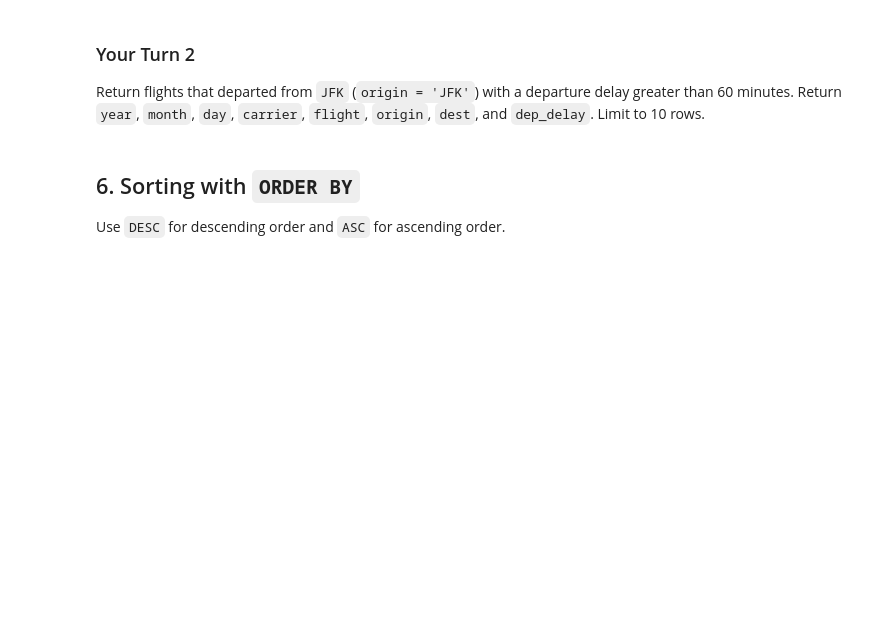
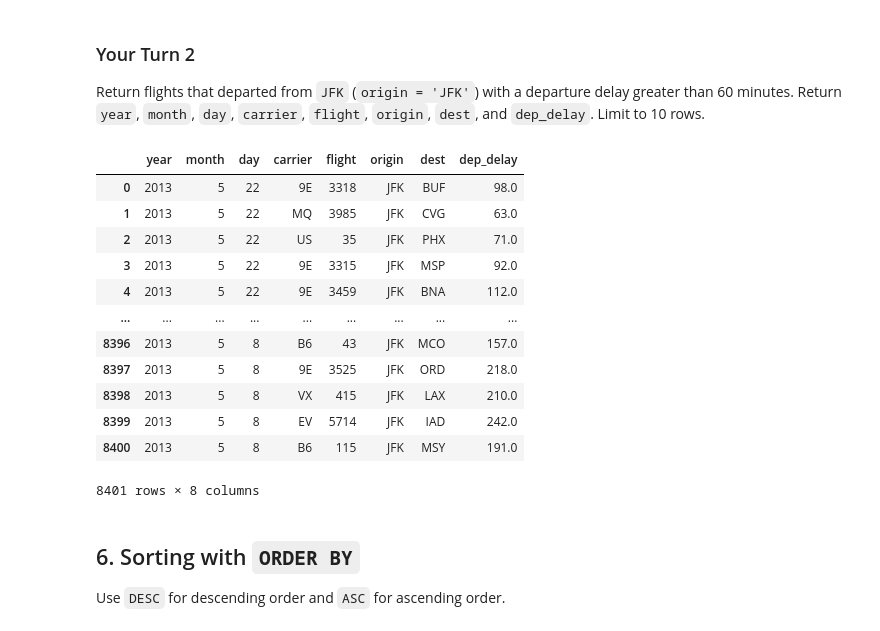
Before and after one commit to rubenruiz-gif/ban6003-week9-10-rubenruiz, a Jupyter notebook: notebooks/module9_neon_sql_fundamentals_guided_lab.ipynb, the cells around one changed output. Saved outputs shown, nothing was run; the diff lists cells and outputs as text; code cells hidden in the pictures; blank space fills up the shorter version.

```diff
--- a/notebooks/module9_neon_sql_fundamentals_guided_lab.ipynb
+++ b/notebooks/module9_neon_sql_fundamentals_guided_lab.ipynb
@@ -188,10 +268,27 @@ Return flights that departed from `JFK` (`origin = 'JFK'`) with a departure dela
 # %%
 # Your Turn 2
 query = """
-
+SELECT year, month, day, carrier, flight, origin, dest, dep_delay
+FROM flights
+WHERE origin IN ('JFK') AND
+dep_delay > 60;
 """
 
 run_query(query, engine)
+# %% [output]
+|  | year | month | day | carrier | flight | origin | dest | dep_delay |
+| 0 | 2013 | 5 | 22 | 9E | 3318 | JFK | BUF | 98.0 |
+| 1 | 2013 | 5 | 22 | MQ | 3985 | JFK | CVG | 63.0 |
+| 2 | 2013 | 5 | 22 | US | 35 | JFK | PHX | 71.0 |
+| 3 | 2013 | 5 | 22 | 9E | 3315 | JFK | MSP | 92.0 |
+| 4 | 2013 | 5 | 22 | 9E | 3459 | JFK | BNA | 112.0 |
+| ... | ... | ... | ... | ... | ... | ... | ... | ... |
+| 8396 | 2013 | 5 | 8 | B6 | 43 | JFK | MCO | 157.0 |
+| 8397 | 2013 | 5 | 8 | 9E | 3525 | JFK | ORD | 218.0 |
+| 8398 | 2013 | 5 | 8 | VX | 415 | JFK | LAX | 210.0 |
+| 8399 | 2013 | 5 | 8 | EV | 5714 | JFK | IAD | 242.0 |
+| 8400 | 2013 | 5 | 8 | B6 | 115 | JFK | MSY | 191.0 |
+8401 rows × 8 columns
 # %% [markdown]
 ## 6. Sorting with `ORDER BY`
 
```
Also changed, not shown: parts of 40 cells of this notebook.
